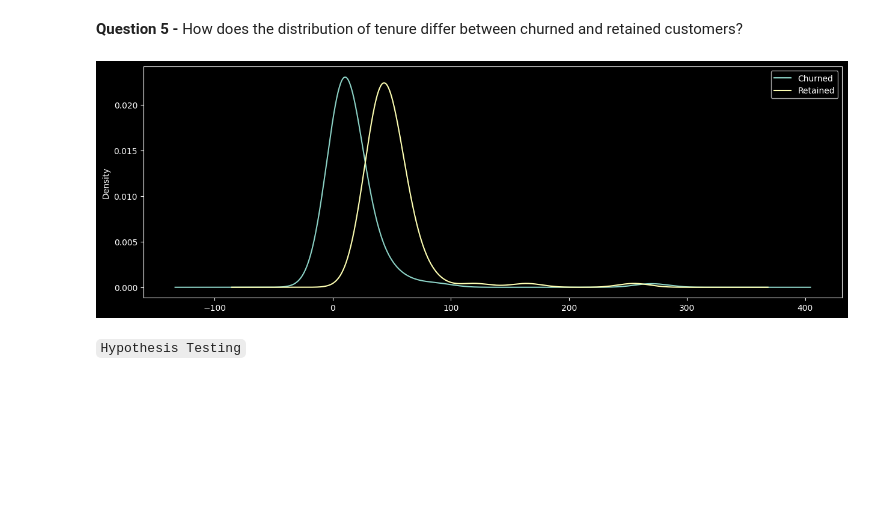
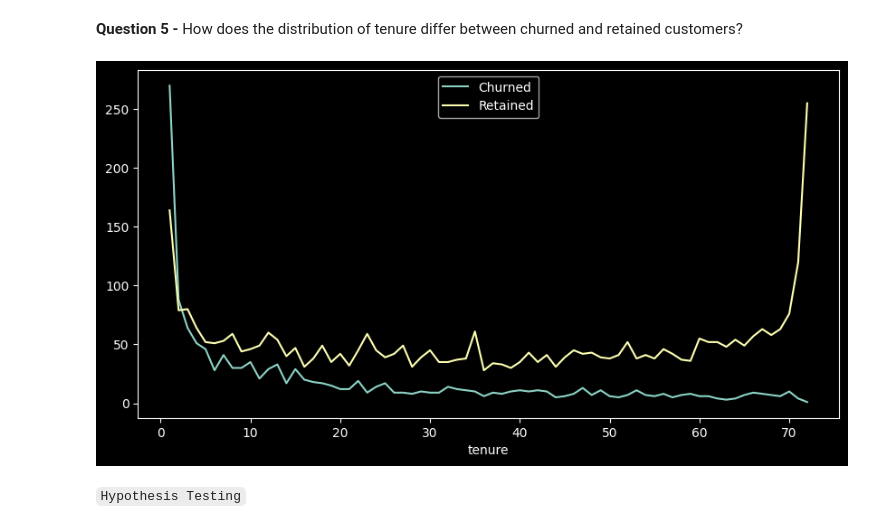
Before and after one commit to zubeetech/Customer-Churn-Prediction, a Jupyter notebook: Notebook/customer_churn.ipynb, the cells around one changed output. Drawn from its saved outputs; the diff is of its cells as text; code cells hidden in the pictures; blank space fills up the shorter version.

```diff
--- a/Notebook/customer_churn.ipynb
+++ b/Notebook/customer_churn.ipynb
@@ -590,14 +583,14 @@ for i,col in enumerate(data):
 # %%
 #checking distribution of tenure for retained and churned customers
 churned_tenure = (df['tenure'].where(df['Churn'] == 1).value_counts())
 
 retained_tenure = (df['tenure'].where(df['Churn'] == 0).value_counts())
 
 data = pd.DataFrame({'Churned':churned_tenure,'Retained':retained_tenure})
 
-data.plot(kind='kde', figsize=(15,5));
+data.plot(kind='line', figsize=(10,5));
 # %% [output]
-[figure, old version]
+[figure, new version]
 # %% [markdown]
 `Hypothesis Testing`
 # %%
```
Also changed, not shown: parts of 3 cells of this notebook.
